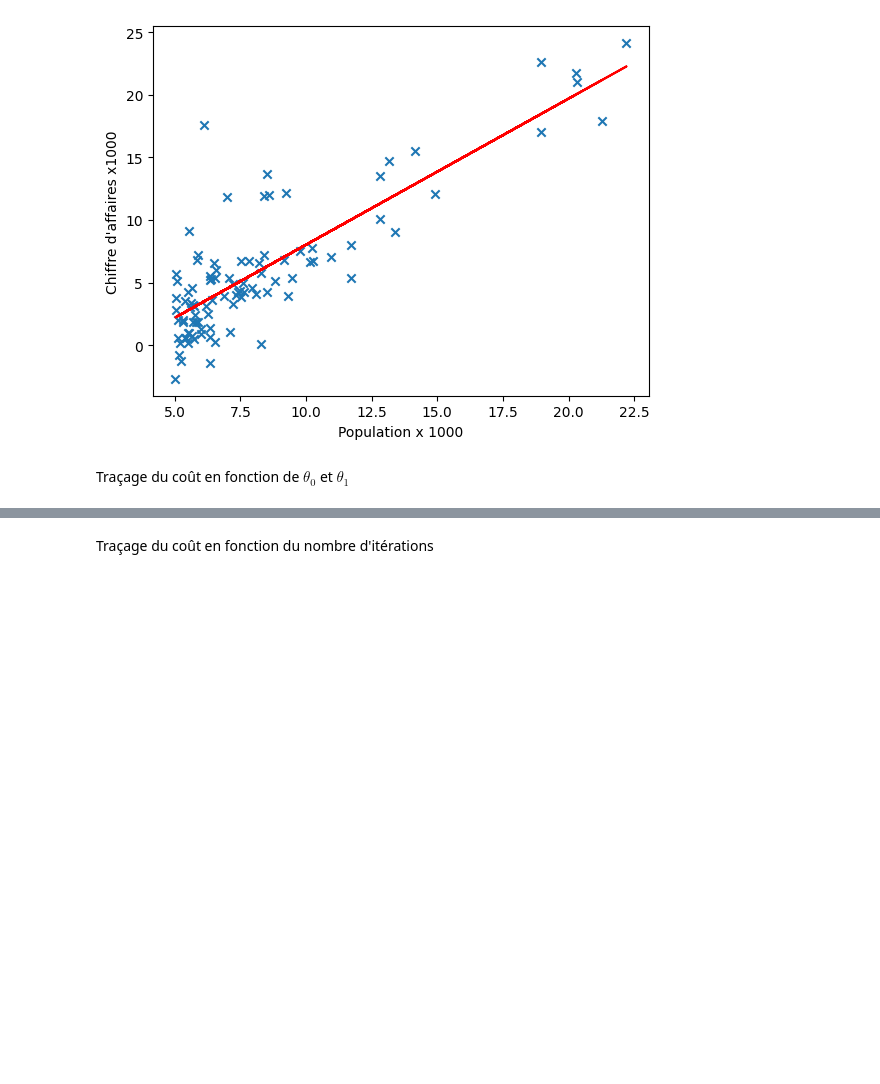
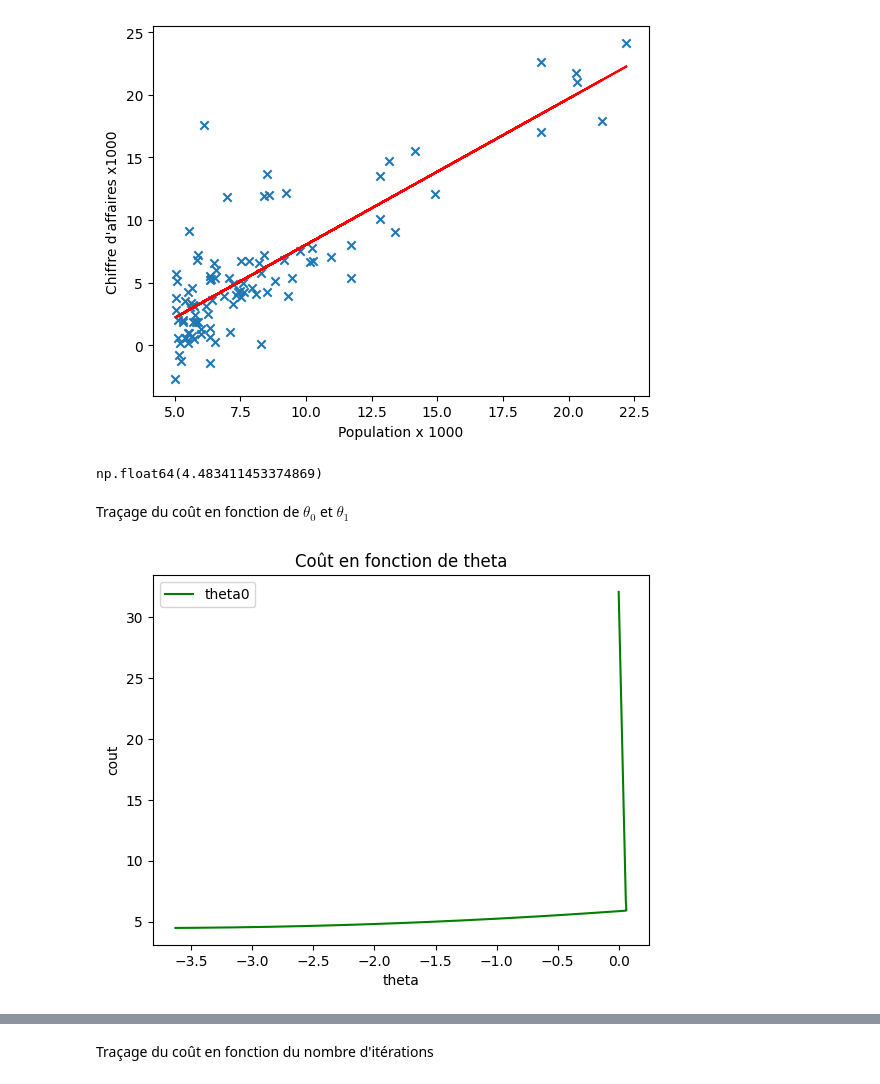
Before and after one commit to AitMoussa-Ali/GradientDescent, a Jupyter notebook: TP 2 Descente du gradient.ipynb, the cells around one changed output, grey strips where cells are left out. Saved outputs shown, nothing was run; the diff lists cells and outputs as text; code cells hidden in the pictures; blank space fills up the shorter version.

Commit message:
added the plot of theta0 and theta1 with costs

```diff
--- a/TP 2 Descente du gradient.ipynb
+++ b/TP 2 Descente du gradient.ipynb
@@ -113,19 +112,18 @@ import numpy as np
 def gradientDescent(X, y, theta, alpha, iterations):
     costs = []  # Liste pour stocker le coût à chaque itération
     m = len(y)  # Nombre d'exemples
-
+    theta0 = []  # Liste pour stocker les valeurs de theta et le coût
+    theta1 = []  # Liste pour stocker les valeurs de theta et le coût
     for i in range(iterations):
-        elt = []
-        elt.append(theta[0,0])
-        elt.append(theta[1,0])
+        theta0.append(theta[0,0])
+        theta1.append(theta[1,0])
 
         # Calcul des prédictions
         predictions = X @ theta  # Produit matriciel (X * theta)
         errors = predictions - y.reshape(-1, 1)  # Erreur entre les prédictions et y
         # Calcul du coût
         cost = np.sum(errors**2) / (2 * m)  # Fonction de coût J(theta)
-        elt.append(cost)
-        costs.append(elt)
+        costs.append(cost)
 
         # Calcul des gradients
         grad0 = np.sum(errors) / m  # Gradient par rapport à theta0
@@ -135,7 +133,7 @@ def gradientDescent(X, y, theta, alpha, iterations):
         theta[0,0] = theta[0,0] - alpha * grad0
         theta[1,0] = theta[1,0] - alpha * grad1
 
-    return theta, costs
+    return theta, costs, cost, theta0, theta1
 # %% [markdown]
 # Descente du Gradient : Appel des fonctions
 # %% [markdown]
@@ -168,7 +166,7 @@ Appel des la fonction de calcul du gradient
 iterations = 1500
 alpha = 0.01
 # Appel
-theta, costs = gradientDescent(X, y, theta, alpha, iterations)
+theta, costs, cost, theta0, theta1 = gradientDescent(X, y, theta, alpha, iterations)
 print(theta)
 # %% [output]
 [[-3.63029144]
@@ -186,5 +184,18 @@ plt.plot(X[:,1:],y_pred, c='red')
 # %% [output]
 [<matplotlib.lines.Line2D at 0x...>]
 [figure]
+# %%
+cost
+# %% [output]
+np.float64(4.483411453374869)
 # %% [markdown]
 Traçage du coût en fonction de $\theta_0$ et $\theta_1$
+# %%
+plt.plot(theta0, costs, c='green')
+plt.xlabel('theta')
+plt.ylabel('cout')
+plt.title('Coût en fonction de theta0')
+plt.legend(['theta0', 'theta0'])
+plt.show()
+# %% [output]
+[figure, added]
```
Also changed, not shown: parts of 5 cells of this notebook.
